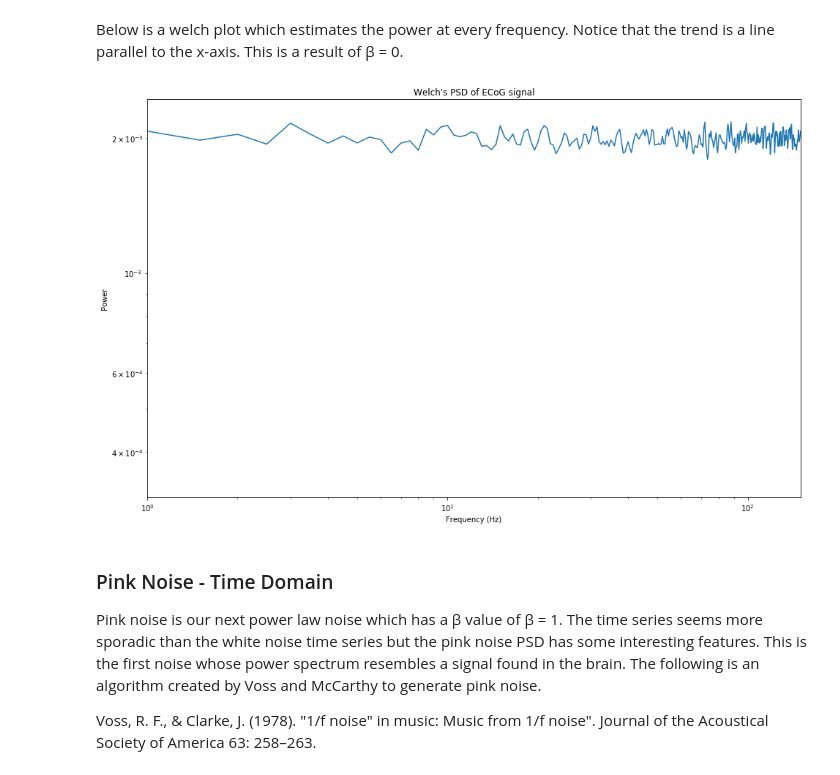
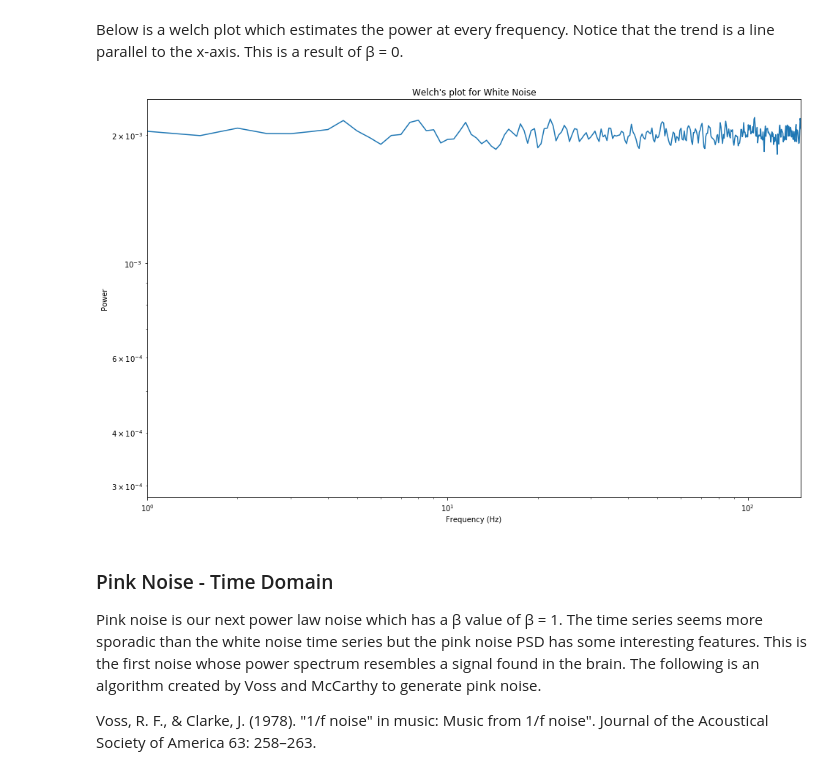
Before and after one commit to voytekresearch/Tutorials, a Jupyter notebook: 06-ColoredNoise.ipynb, the cells around one changed output. Cells and saved outputs as stored; diff of their text form; code cells hidden in the pictures.

```diff
--- a/06-ColoredNoise.ipynb
+++ b/06-ColoredNoise.ipynb
@@ -28,9 +53,11 @@ white_noise_frequency(white_data,fs)
 # %% [markdown]
 Below is a welch plot which estimates the power at every frequency. Notice that the trend is a line parallel to the x-axis. This is a result of β = 0.
-# %%
-white_welch(white_data,fs)
-# %% [output]
-[figure, removed]
+# %%
+fs_white, ps_white = sp.signal.welch(white_noise_data, fs=fs_white, window='hanning', nperseg=2*fs_white, noverlap=fs_white/2, nfft=None, detrend='linear', return_onesided=True, scaling='density')
+
+welch_plot(fs_white, ps_white,"Welch's plot for White Noise")
+# %% [output]
+[figure, added]
 # %% [markdown]
 ### Pink Noise - Time Domain
 
```
Also changed, not shown: parts of 18 cells of this notebook, 1 other file.
